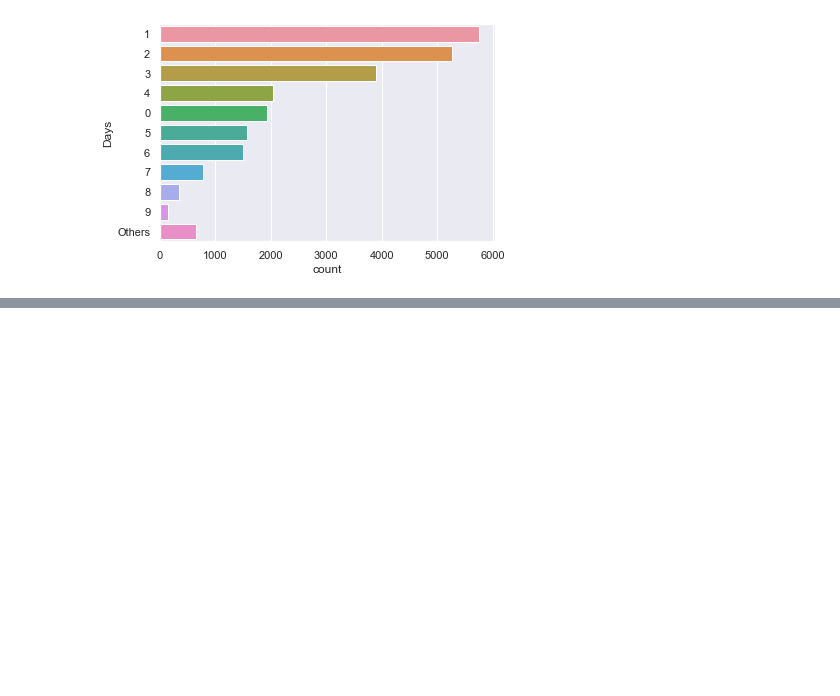
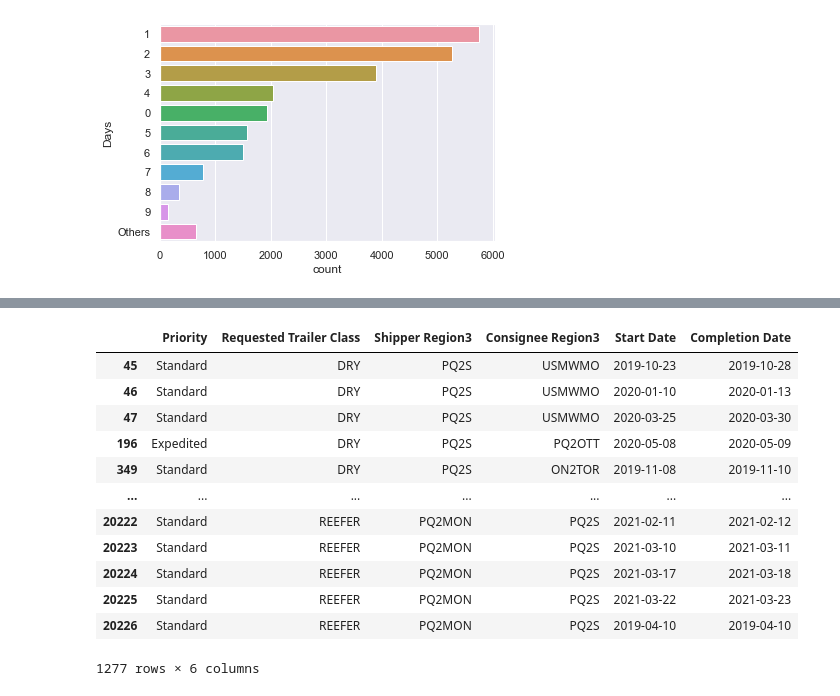
Before and after one commit to tranndt/ml-usra2021-NexusDataChallengeBison, a Jupyter notebook: [05-2021] Nexus Data Challenge/Jason's Notebook.ipynb, the cells around one changed output, grey strips where cells are left out. Cells and saved outputs as stored; diff of their text form; code cells hidden in the pictures; blank space fills up the shorter version.

```diff
--- a/[05-2021] Nexus Data Challenge/Jason's Notebook.ipynb
+++ b/[05-2021] Nexus Data Challenge/Jason's Notebook.ipynb
@@ -84,0 +169,23 @@ bar_plot(df,"Days",10)
+# %%
+DF_PQ2MON = df[df["Shipper Region3"]=="PQ2MON"].append(df[df["Consignee Region3"]=="PQ2MON"]).drop_duplicates(keep='first')
+DF_PQ2N = df[df["Shipper Region3"]=="PQ2N"].append(df[df["Consignee Region3"]=="PQ2N"]).drop_duplicates(keep='first')
+DF_PQ2OTT = df[df["Shipper Region3"]=="PQ2OTT"].append(df[df["Consignee Region3"]=="PQ2OTT"]).drop_duplicates(keep='first')
+DF_PQ2QUE = df[df["Shipper Region3"]=="PQ2QUE"].append(df[df["Consignee Region3"]=="PQ2QUE"]).drop_duplicates(keep='first')
+DF_PQ2S = df[df["Shipper Region3"]=="PQ2S"].append(df[df["Consignee Region3"]=="PQ2S"]).drop_duplicates(keep='first')
+DF_PQ2C = df[df["Shipper Region3"]=="PQ2C"].append(df[df["Consignee Region3"]=="PQ2C"]).drop_duplicates(keep='first')
+# %%
+DF_PQ2S
+# %% [output]
+|  | Priority | Requested Trailer Class | Shipper Region3 | Consignee Region3 | Start Date | Completion Date |
+| 45 | Standard | DRY | PQ2S | USMWMO | 2019-10-23 | 2019-10-28 |
+| 46 | Standard | DRY | PQ2S | USMWMO | 2020-01-10 | 2020-01-13 |
+| 47 | Standard | DRY | PQ2S | USMWMO | 2020-03-25 | 2020-03-30 |
+| 196 | Expedited | DRY | PQ2S | PQ2OTT | 2020-05-08 | 2020-05-09 |
+| 349 | Standard | DRY | PQ2S | ON2TOR | 2019-11-08 | 2019-11-10 |
+| ... | ... | ... | ... | ... | ... | ... |
+| 20222 | Standard | REEFER | PQ2MON | PQ2S | 2021-02-11 | 2021-02-12 |
+| 20223 | Standard | REEFER | PQ2MON | PQ2S | 2021-03-10 | 2021-03-11 |
+| 20224 | Standard | REEFER | PQ2MON | PQ2S | 2021-03-17 | 2021-03-18 |
+| 20225 | Standard | REEFER | PQ2MON | PQ2S | 2021-03-22 | 2021-03-23 |
+| 20226 | Standard | REEFER | PQ2MON | PQ2S | 2019-04-10 | 2019-04-10 |
+1277 rows × 6 columns
```
Also changed, not shown: parts of 7 cells of this notebook.
